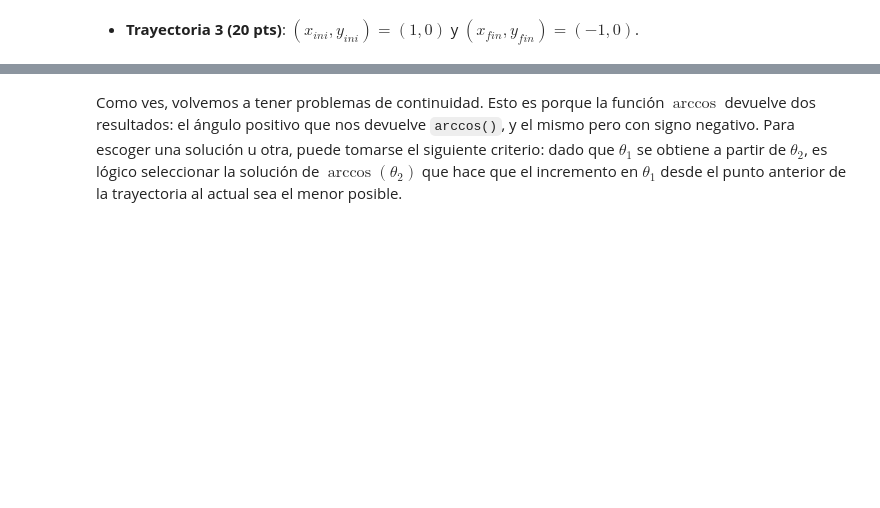
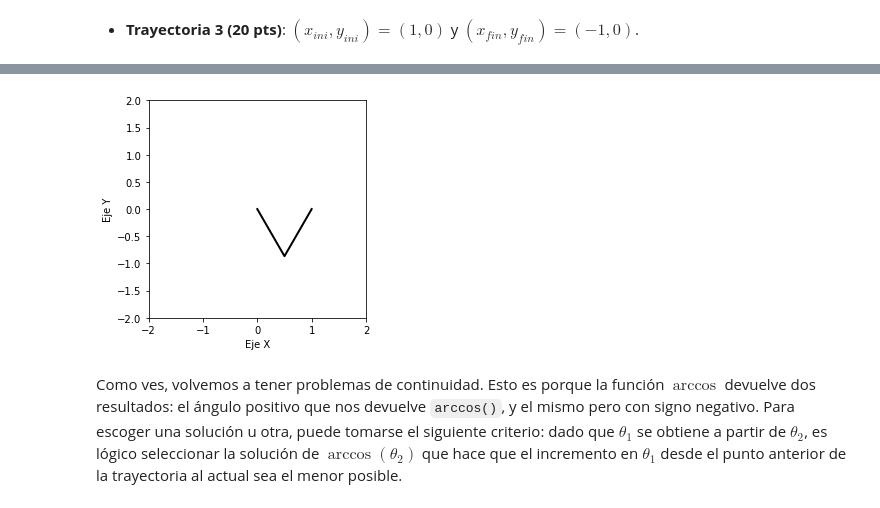
Before and after one commit to antoniomanuelfr/Robotica-Industrial, a Jupyter notebook: Practica 1/Práctica 1.ipynb, the cells around one changed output, grey strips where cells are left out. Drawn from its saved outputs; the diff is of its cells as text; code cells hidden in the pictures; blank space fills up the shorter version.

```diff
--- a/Practica 1/Práctica 1.ipynb
+++ b/Practica 1/Práctica 1.ipynb
@@ -171,3 +231,8 @@ def pintarPCI2(i, L1, L2, pini, pfin, Npuntos, ax):
 - **Trayectoria 3 (20 pts)**: $(x_{ini}, y_{ini})=(1,0)$ y $(x_{fin}, y_{fin})=(-1,0)$.
 # %%
 # Prueba a usar de nuevo el código anterior con estos nuevos valores x_ini, y_ini, x_fin, y_fin
+N=30
+fig, ax = plt.subplots()
+anim = animation.FuncAnimation(fig, pintarPCI2, frames = N, fargs = (1, 1,[1,0],[-1,0], N, ax), interval = 30)
+HTML(anim.to_jshtml())
+# %% [output]
@@ -174,2 +240,3 @@ def pintarPCI2(i, L1, L2, pini, pfin, Npuntos, ax):
+[figure, added]
 # %% [markdown]
 Como ves, volvemos a tener problemas de continuidad. Esto es porque la función $\arccos$ devuelve dos resultados: el ángulo positivo que nos devuelve `arccos()`, y el mismo pero con signo negativo. Para escoger una solución u otra, puede tomarse el siguiente criterio: dado que $\theta_1$ se obtiene a partir de $\theta_2$, es lógico seleccionar la solución de $\arccos(\theta_2)$ que hace que el incremento en $\theta_1$ desde el punto anterior de la trayectoria al actual sea el menor posible.
```
Also changed, not shown: parts of 12 cells of this notebook, 1 other file.
